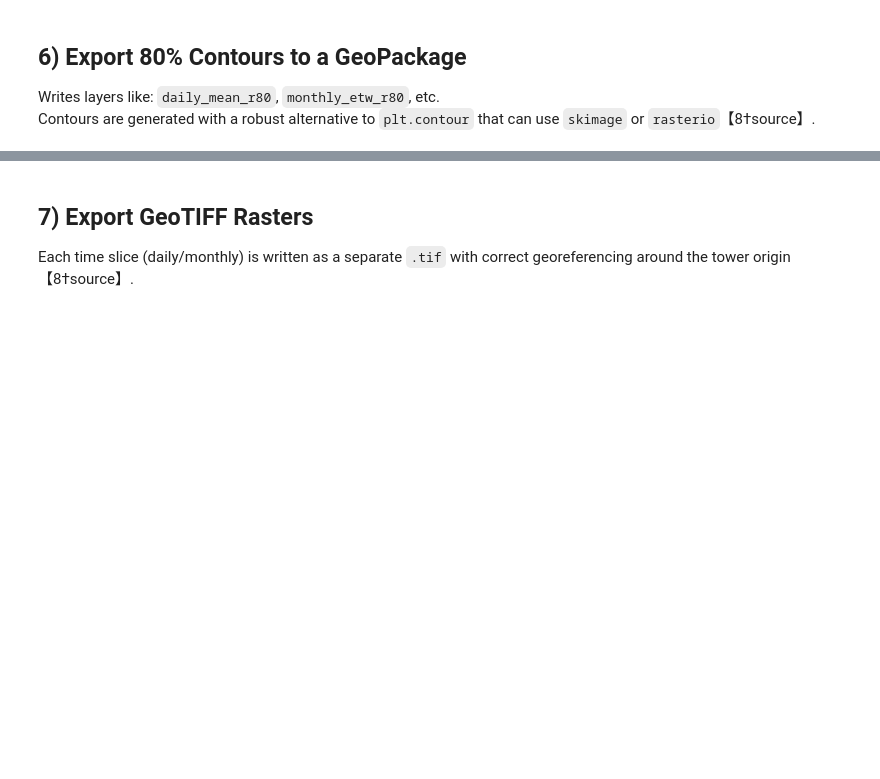
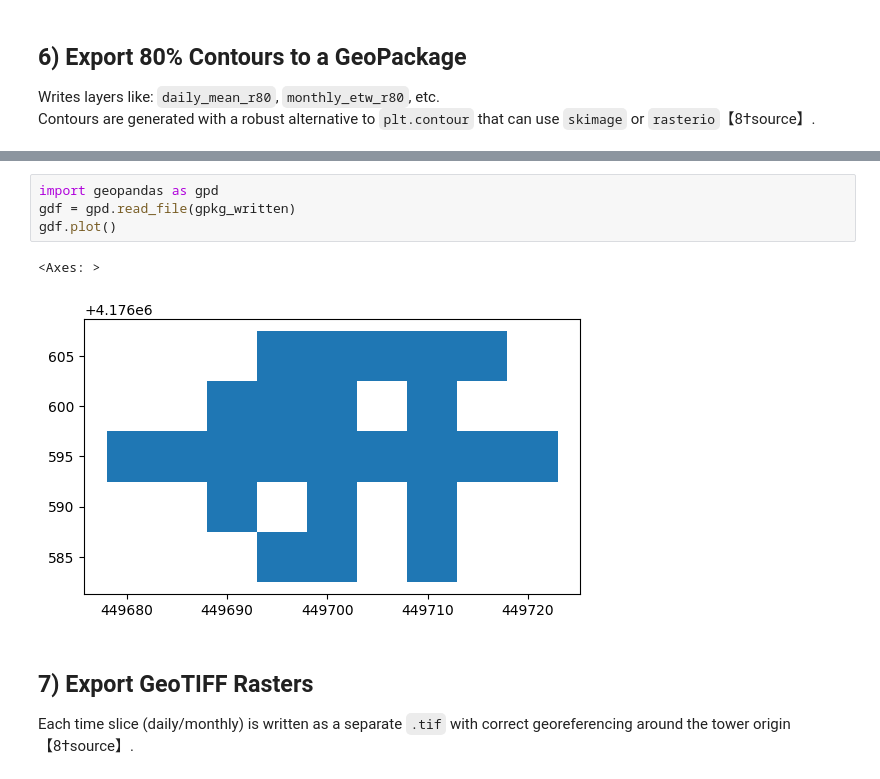
Before and after one commit to inkenbrandt/footprints, a Jupyter notebook: docs/notebooks/ffp_getting_started.ipynb, the cells around one changed output, grey strips where cells are left out. Cells and saved outputs as stored; diff of their text form; blank space fills up the shorter version.

```diff
--- a/docs/notebooks/ffp_getting_started.ipynb
+++ b/docs/notebooks/ffp_getting_started.ipynb
@@ -184,3 +444,10 @@ GeoPackage written to: ffp_outputs\footprints_80pct.gpkg
+# %%
+import geopandas as gpd
+gdf = gpd.read_file(gpkg_written)
+gdf.plot()
+# %% [output]
+<Axes: >
+[figure, added]
 # %% [markdown]
 
 ## 7) Export GeoTIFF Rasters
```
Also changed, not shown: parts of 15 cells of this notebook, 7 other files.
